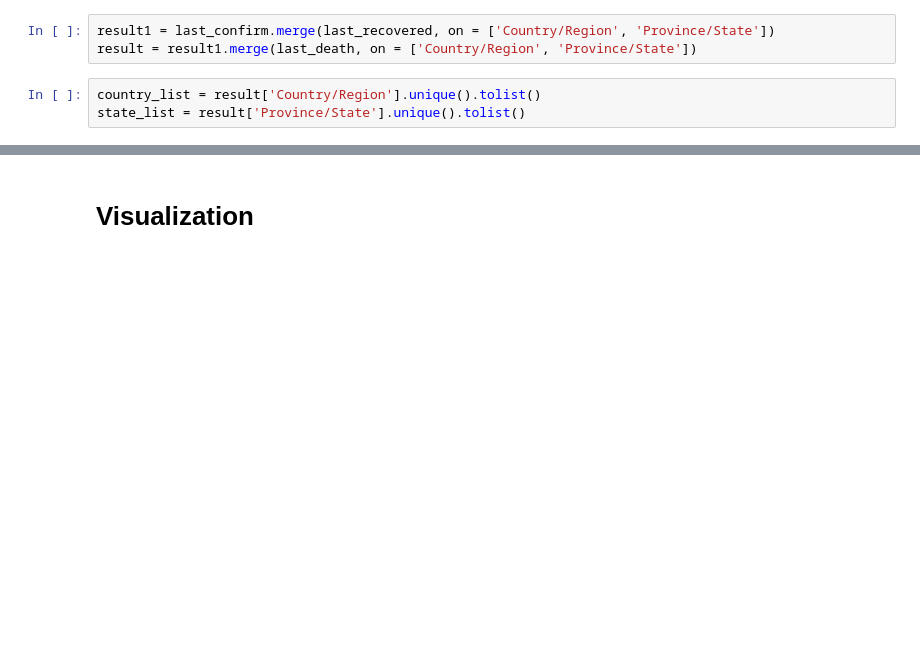
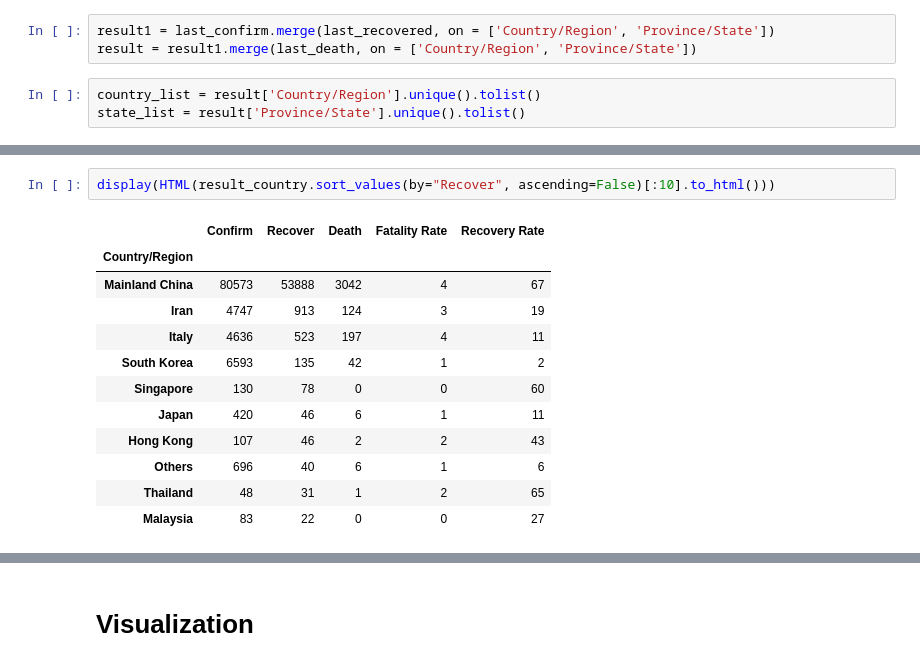
Before and after one commit to anjanatiha/COVID-19, a Jupyter notebook: Code and Analysis/corona-virus-exploratory-analysis-and-modeling.ipynb, the cells around one changed output, grey strips where cells are left out. Drawn from its saved outputs; the diff is of its cells as text; blank space fills up the shorter version.

```diff
--- a/Code and Analysis/corona-virus-exploratory-analysis-and-modeling.ipynb
+++ b/Code and Analysis/corona-virus-exploratory-analysis-and-modeling.ipynb
@@ -249,0 +273,15 @@ display(HTML(result_cont.to_html()))
+# %%
+display(HTML(result_country.sort_values(by="Recover", ascending=False)[:10].to_html()))
+# %% [output]
+|  | Confirm | Recover | Death | Fatality Rate | Recovery Rate |
+| Country/Region |  |  |  |  |  |
+| Mainland China | 80573 | 53888 | 3042 | 4 | 67 |
+| Iran | 4747 | 913 | 124 | 3 | 19 |
+| Italy | 4636 | 523 | 197 | 4 | 11 |
+| South Korea | 6593 | 135 | 42 | 1 | 2 |
+| Singapore | 130 | 78 | 0 | 0 | 60 |
+| Japan | 420 | 46 | 6 | 1 | 11 |
+| Hong Kong | 107 | 46 | 2 | 2 | 43 |
+| Others | 696 | 40 | 6 | 1 | 6 |
+| Thailand | 48 | 31 | 1 | 2 | 65 |
+| Malaysia | 83 | 22 | 0 | 0 | 27 |
```
Also changed, not shown: parts of 15 cells of this notebook.
